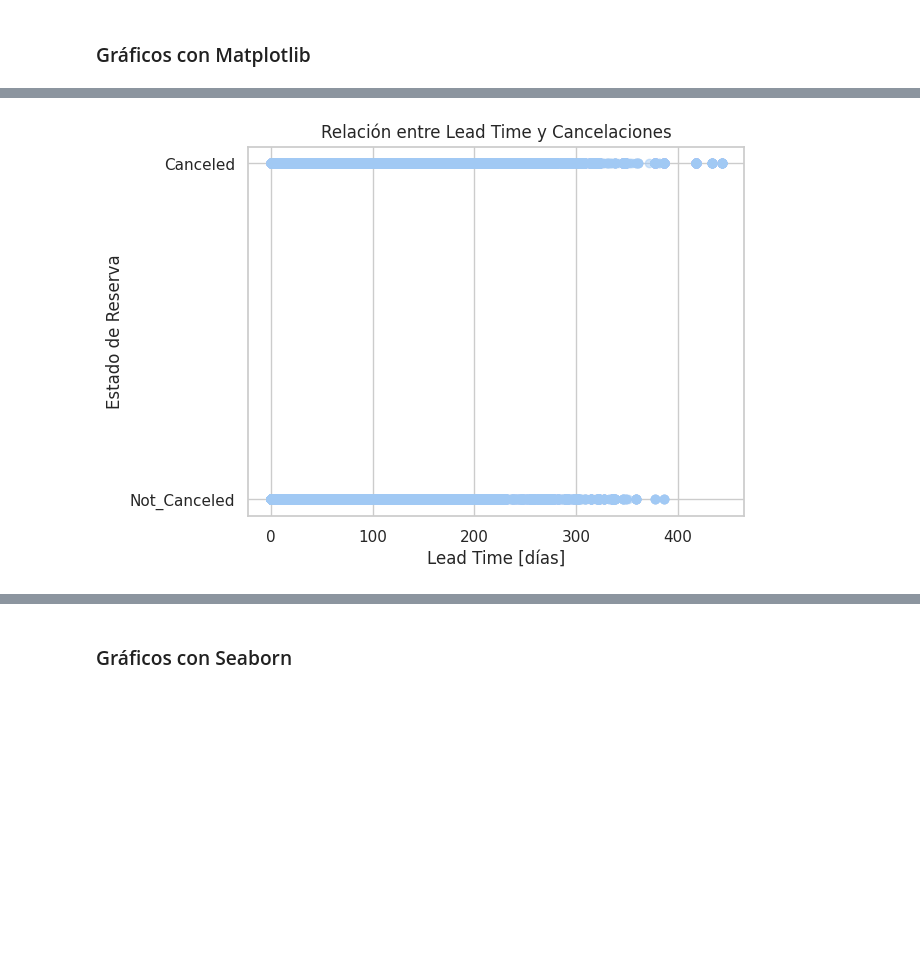
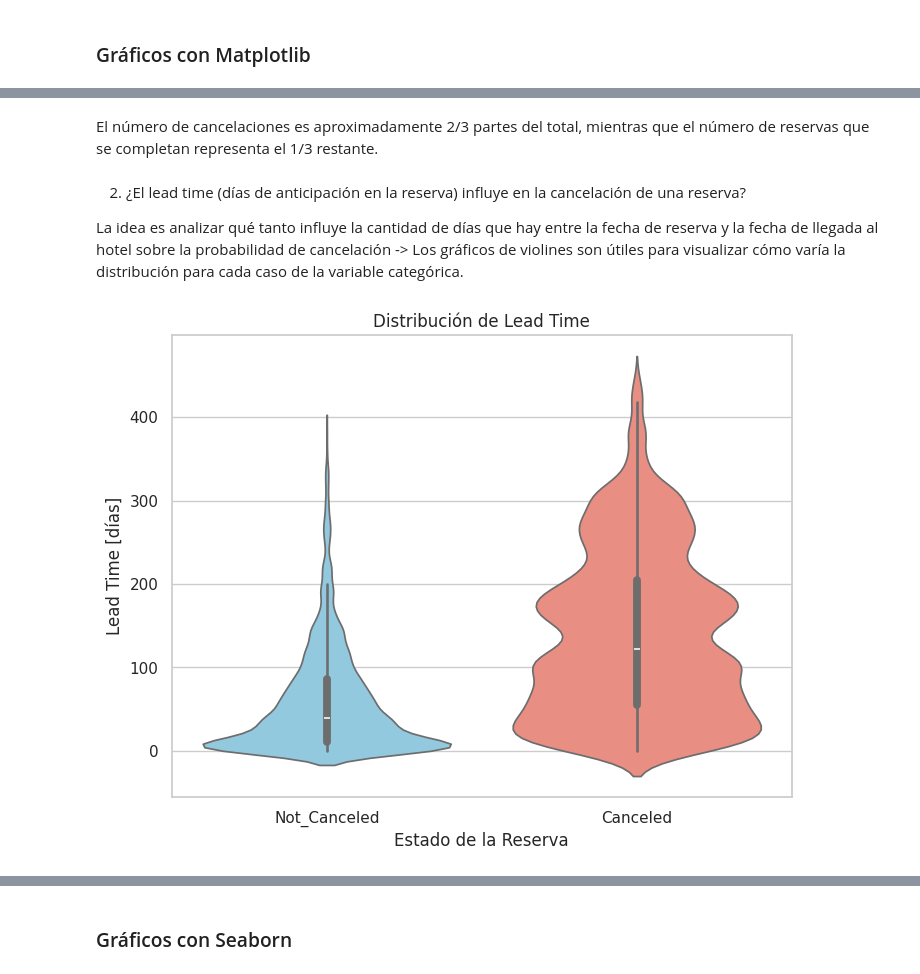
Before and after one commit to AlanSede24/DS1-project, a Jupyter notebook: ProyectoDS_Parte1_SedeAlan.ipynb, the cells around one changed output, grey strips where cells are left out. Cells and saved outputs as stored; diff of their text form; code cells hidden in the pictures; blank space fills up the shorter version.

```diff
--- a/ProyectoDS_Parte1_SedeAlan.ipynb
+++ b/ProyectoDS_Parte1_SedeAlan.ipynb
@@ -81,9 +103,16 @@ plt.show()
-# %%
-# Gráfico de dispersión lentre ead_time y booking_status
-plt.scatter(df['lead_time'], df['booking_status'], alpha=0.5)
-plt.title('Relación entre Lead Time y Cancelaciones')
-plt.xlabel('Lead Time [días]')
-plt.ylabel('Estado de Reserva')
-plt.show()
-# %% [output]
-[figure, removed]
+# %% [markdown]
+El número de cancelaciones es aproximadamente 2/3 partes del total, mientras que el número de reservas que se completan representa el 1/3 restante.
+# %% [markdown]
+2. ¿El lead time (días de anticipación en la reserva) influye en la cancelación de una reserva?
+
+La idea es analizar qué tanto influye la cantidad de días que hay entre la fecha de reserva y la fecha de llegada al hotel sobre la probabilidad de cancelación -> Los gráficos de violines son útiles para visualizar cómo varía la distribución para cada caso de la variable categórica.
+# %%
+# Gráfico de violín para visualizar la distribución del lead time en función de la cancelación
+plt.figure(figsize=(8,6))
+sns.violinplot(x='booking_status', y='lead_time', data=df, hue='booking_status', palette=['skyblue', 'salmon'], legend=False)
+plt.title('Distribución de Lead Time')
+plt.xlabel('Estado de la Reserva')
+plt.ylabel('Lead Time [días]')
+plt.show()
+# %% [output]
+[figure, added]
```
Also changed, not shown: parts of 14 cells of this notebook.
